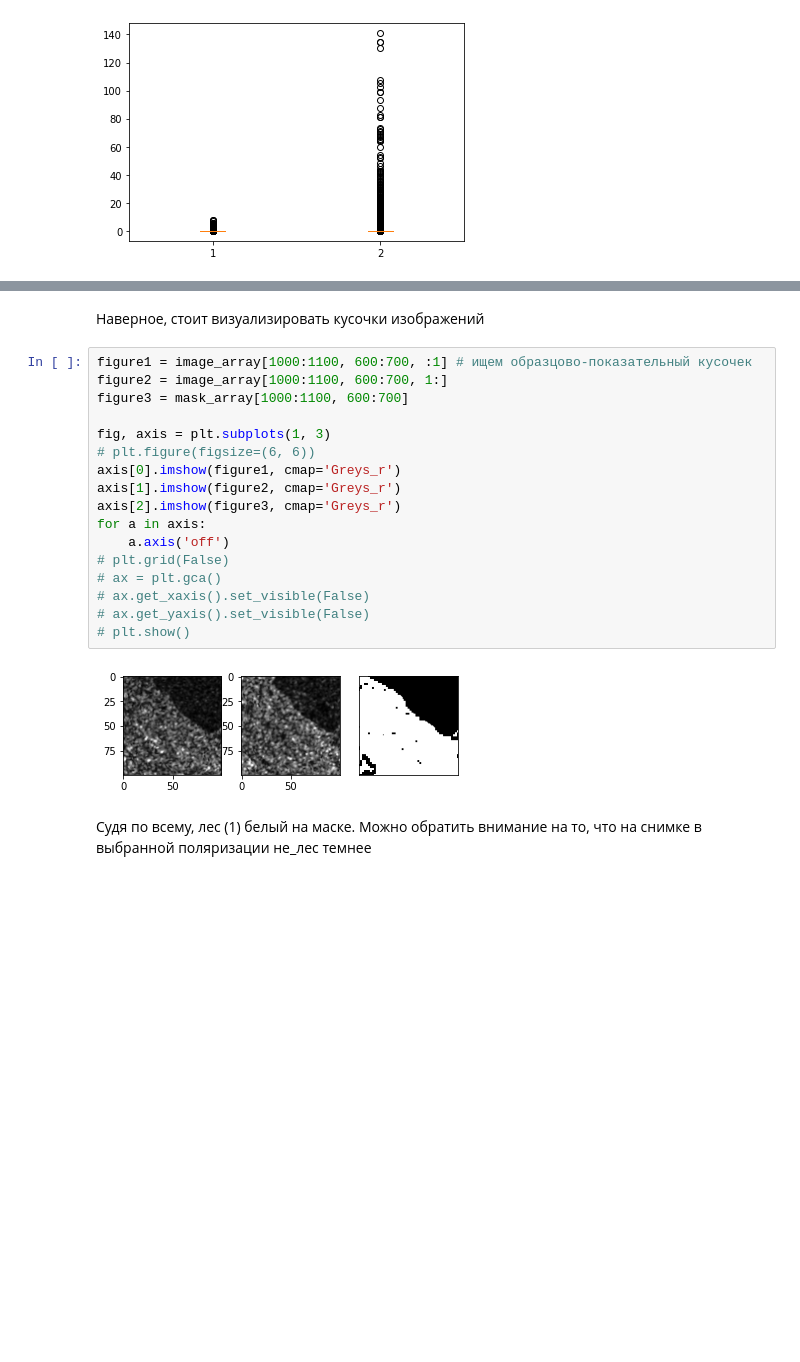
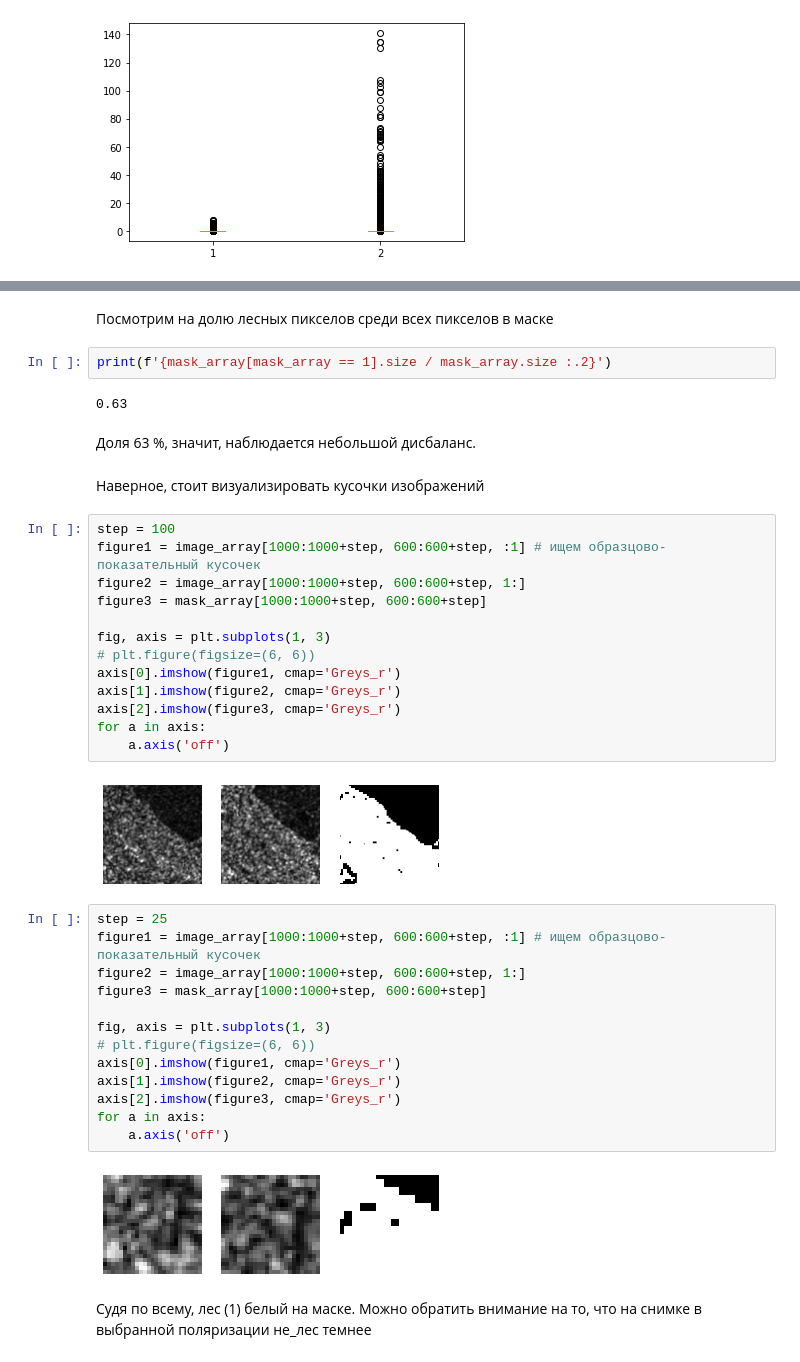
Before and after one commit to SozAnna/S1_Sakha_classification, a Jupyter notebook: Forest_mask_nn.ipynb, the cells around one changed output, grey strips where cells are left out. Cells and saved outputs as stored; diff of their text form; blank space fills up the shorter version.

```diff
--- a/Forest_mask_nn.ipynb
+++ b/Forest_mask_nn.ipynb
@@ -219,26 +275,45 @@ image_norm.shape
 # %% [output]
 (6146, 5008, 2)
+# %% [markdown]
+Посмотрим на долю лесных пикселов среди всех пикселов в маске
+# %%
+print(f'{mask_array[mask_array == 1].size / mask_array.size :.2}')
+# %% [output]
+0.63
+# %% [markdown]
+Доля 63 %, значит, наблюдается небольшой дисбаланс.
 # %% [markdown]
 Наверное, стоит визуализировать кусочки изображений
+# %%
+step = 100
+figure1 = image_array[1000:1000+step, 600:600+step, :1] # ищем образцово-показательный кусочек
+figure2 = image_array[1000:1000+step, 600:600+step, 1:]
+figure3 = mask_array[1000:1000+step, 600:600+step]
+
+fig, axis = plt.subplots(1, 3)
+# plt.figure(figsize=(6, 6))
+axis[0].imshow(figure1, cmap='Greys_r')
+axis[1].imshow(figure2, cmap='Greys_r')
+axis[2].imshow(figure3, cmap='Greys_r')
+for a in axis:
+    a.axis('off')
+# %% [output]
+[figure, added]
 # %%
-figure1 = image_array[1000:1100, 600:700, :1] # ищем образцово-показательный кусочек
-figure2 = image_array[1000:1100, 600:700, 1:]
-figure3 = mask_array[1000:1100, 600:700]
+step = 25
+figure1 = image_array[1000:1000+step, 600:600+step, :1] # ищем образцово-показательный кусочек
+figure2 = image_array[1000:1000+step, 600:600+step, 1:]
+figure3 = mask_array[1000:1000+step, 600:600+step]
 
 fig, axis = plt.subplots(1, 3)
 # plt.figure(figsize=(6, 6))
 axis[0].imshow(figure1, cmap='Greys_r')
 axis[1].imshow(figure2, cmap='Greys_r')
 axis[2].imshow(figure3, cmap='Greys_r')
 for a in axis:
     a.axis('off')
-# plt.grid(False)
-# ax = plt.gca()
-# ax.get_xaxis().set_visible(False)
-# ax.get_yaxis().set_visible(False)
-# plt.show()
 # %% [output]
-[figure, old version]
+[figure, new version]
 # %% [markdown]
 Судя по всему, лес (1) белый на маске. Можно обратить внимание на то, что на снимке в выбранной поляризации не_лес темнее
 # %% [markdown]
```
Also changed, not shown: parts of 42 cells of this notebook.
